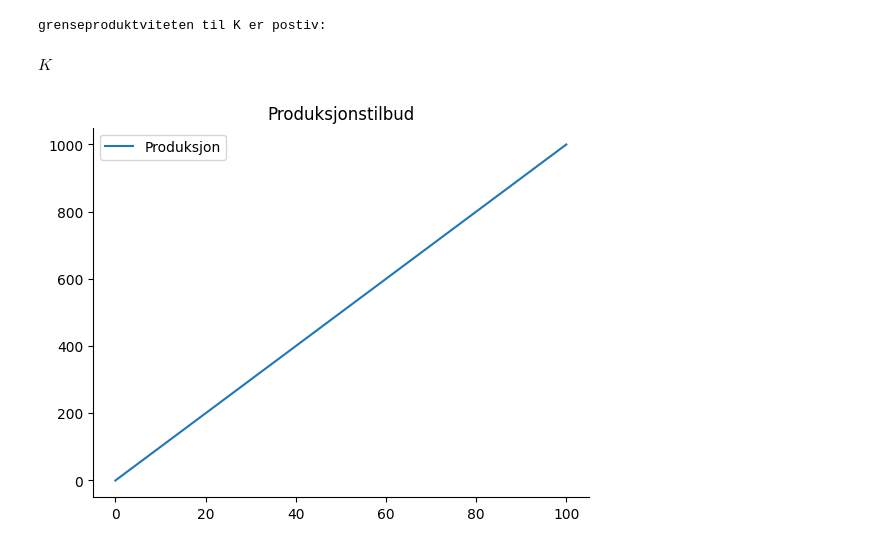
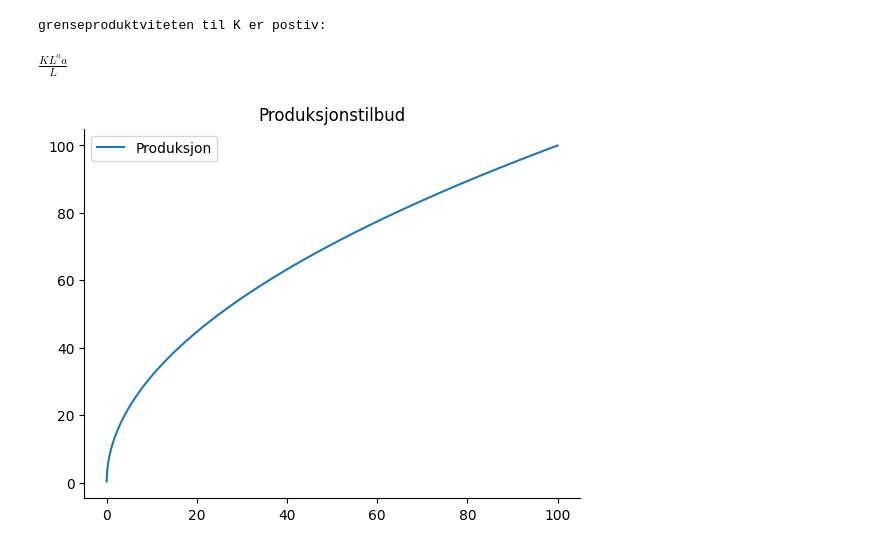
Before and after one commit to loopdiggaz/SOK2008, a Jupyter notebook: Etterspørsel_etter_arbeid.ipynb, the cells around one changed output. Drawn from its saved outputs; the diff is of its cells as text; code cells hidden in the pictures.

```diff
--- a/Etterspørsel_etter_arbeid.ipynb
+++ b/Etterspørsel_etter_arbeid.ipynb
@@ -3,25 +3,25 @@ import sympy as sp
 import numpy as np
 from matplotlib import pyplot as plt
 # %%
-def prod(L,K):
-    return L*K
+def prod(L,K,a):
+    return L**a*K
 
 x = np.linspace(0.001,100,1000)
 
 fig, ax = plt.subplots()
 ax.spines['right'].set_color('none')
 ax.spines['top'].set_color('none')
-ax.plot(x,prod(x,10), label = 'Produksjon')
+ax.plot(x,prod(x,10,.5), label = 'Produksjon')
 ax.legend(loc = 'best');
 ax.set_title('Produksjonstilbud');
 
-L,K = sp.symbols('L K')
+L,K,a = sp.symbols('L K a')
 
-gp = sp.diff(prod(L,K),L)
+gp = sp.diff(prod(L,K,a),L)
 
 print('grenseproduktviteten til K er postiv:')
-gp
+display(gp)
 # %% [output]
 grenseproduktviteten til K er postiv:
-$\displaystyle K$
+$\displaystyle \frac{K L^{a} a}{L}$
-[figure, old version]
+[figure, new version]
```
Also changed, not shown: 1 other file.
